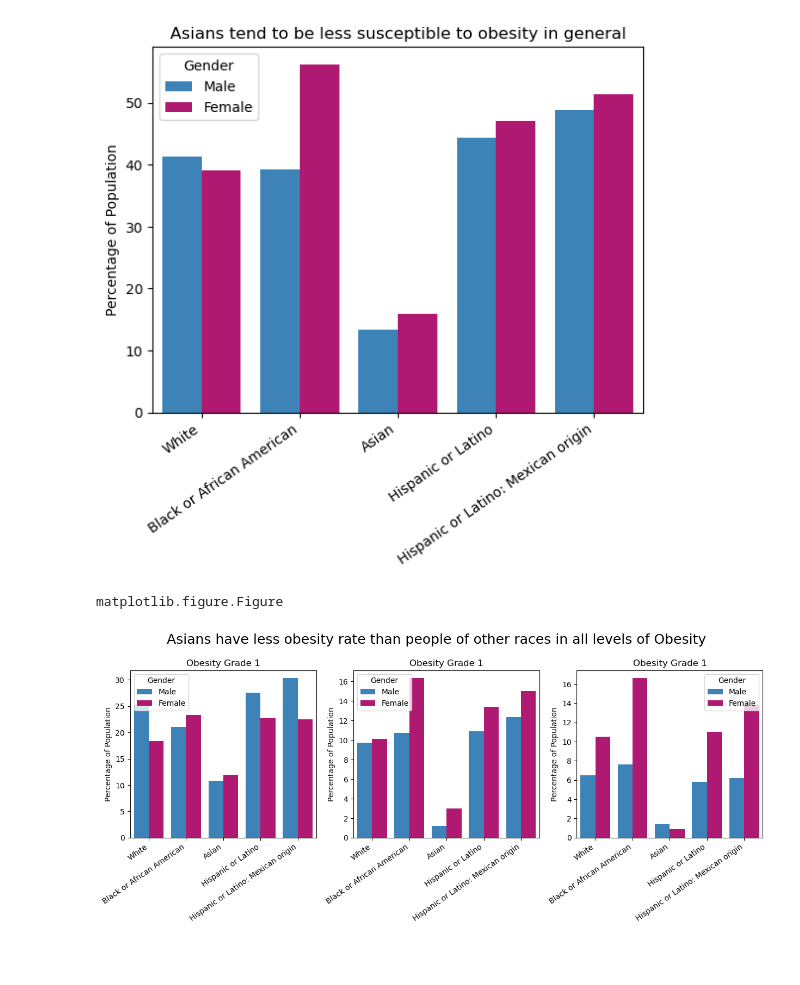
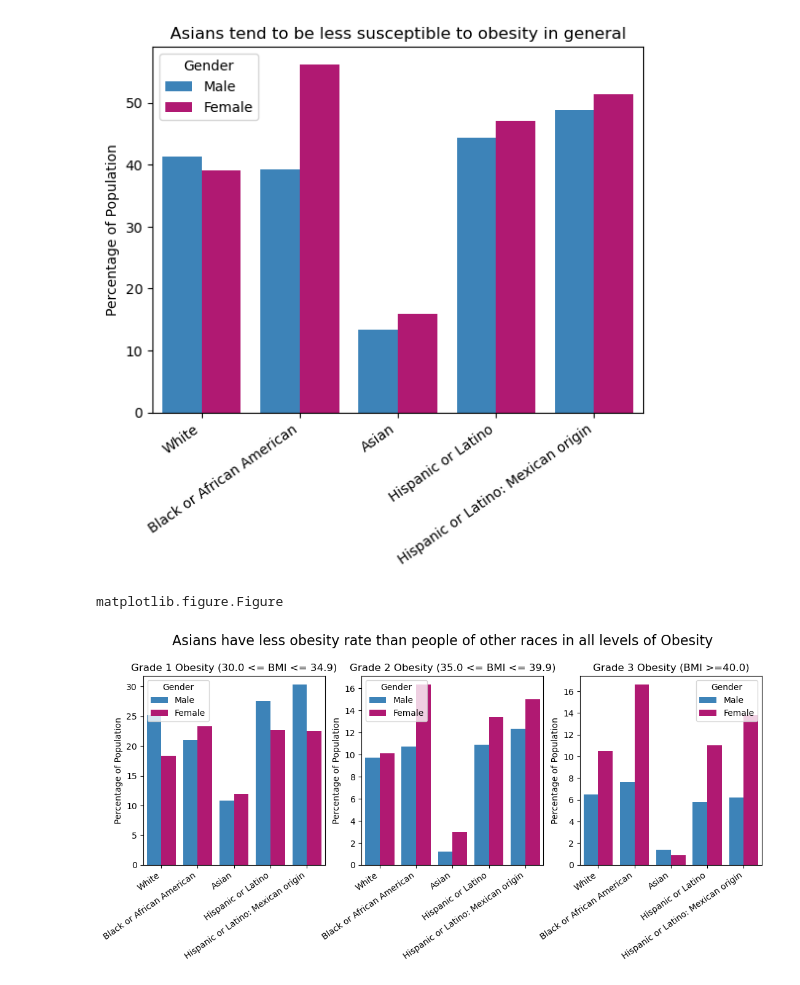
Before and after one commit to rafaymk02/Obesity-Factors-Analysis-US-, a Jupyter notebook: obesity_analysis.ipynb, the cells around one changed output. Drawn from its saved outputs; the diff is of its cells as text; code cells hidden in the pictures; blank space fills up the shorter version.

Commit message:
reword title in Visualization for race vs obesity

```diff
--- a/obesity_analysis.ipynb
+++ b/obesity_analysis.ipynb
@@ -277,26 +277,26 @@ Text(0.5, 1.0, 'Asians tend to be less susceptible to obesity in general')
 [figure]
 # %%
 # race vs obesity grade 2
-fig, axes = plt.subplots(1, 3, figsize=(15, 4))
+fig, axes = plt.subplots(1, 3, figsize=(13, 4))
 
 ax1 = sns.barplot(ax=axes[0], data=raceObesity1, x="Race", y="ESTIMATE", hue="Gender", palette=["#2986cc", "#c90076"])
 ax2 = sns.barplot(ax=axes[1], data=raceObesity2, x="Race", y="ESTIMATE", hue="Gender", palette=["#2986cc", "#c90076"])
 ax3 = sns.barplot(ax=axes[2], data=raceObesity3, x="Race", y="ESTIMATE", hue="Gender", palette=["#2986cc", "#c90076"])
-ax1.set_title("Obesity Grade 1")
+ax1.set_title("Grade 1 Obesity (30.0 <= BMI <= 34.9)")
 ax1.set_ylabel("Percentage of Population")
 ax1.set_xlabel(None)
 ax1.set_xticklabels(ax1.get_xticklabels(), rotation=35, ha="right")
-ax2.set_title("Obesity Grade 1")
+ax2.set_title("Grade 2 Obesity (35.0 <= BMI <= 39.9)")
 ax2.set_ylabel("Percentage of Population")
 ax2.set_xlabel(None)
 ax2.set_xticklabels(ax2.get_xticklabels(), rotation=35, ha="right")
-ax3.set_title("Obesity Grade 1")
+ax3.set_title("Grade 3 Obesity (BMI >=40.0)")
 ax3.set_ylabel("Percentage of Population")
 ax3.set_xlabel(None)
 ax3.set_xticklabels(ax3.get_xticklabels(), rotation=35, ha="right")
 
-fig.suptitle("Asians have less obesity rate than people of other races in all levels of Obesity", fontsize=18, y=1.05)
+fig.suptitle("Asians have less obesity rate than people of other races in all levels of Obesity", fontsize=16, y=1.05)
 type(fig)
 # %% [output]
 matplotlib.figure.Figure
-[figure, old version]
+[figure, new version]
```
